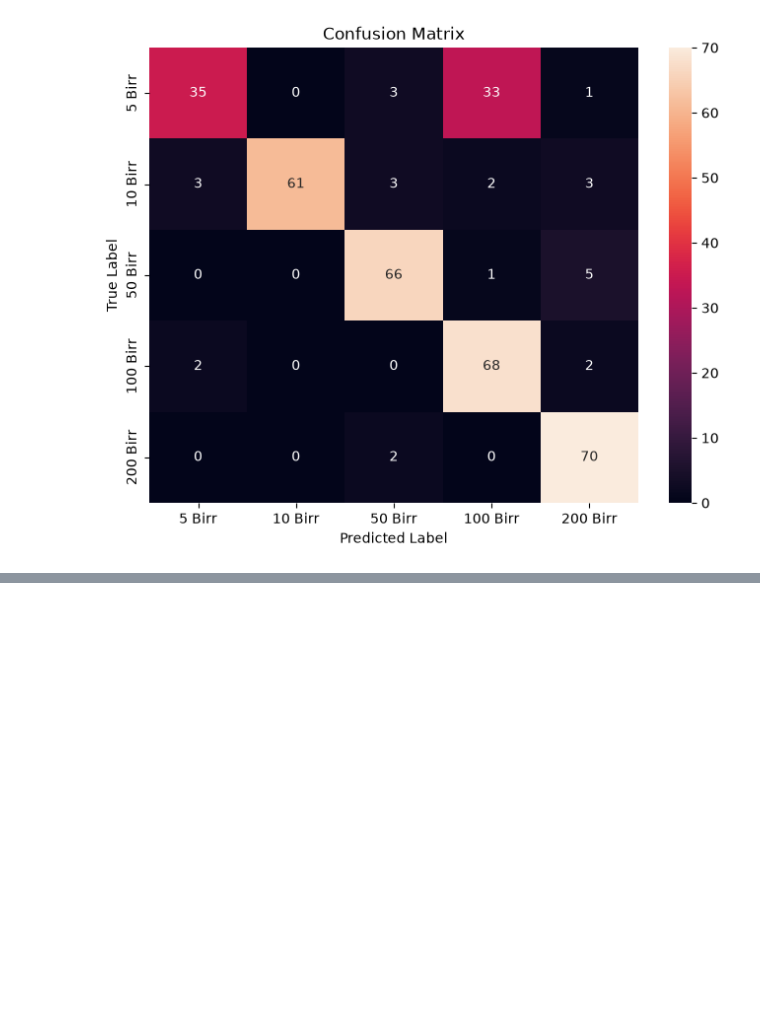
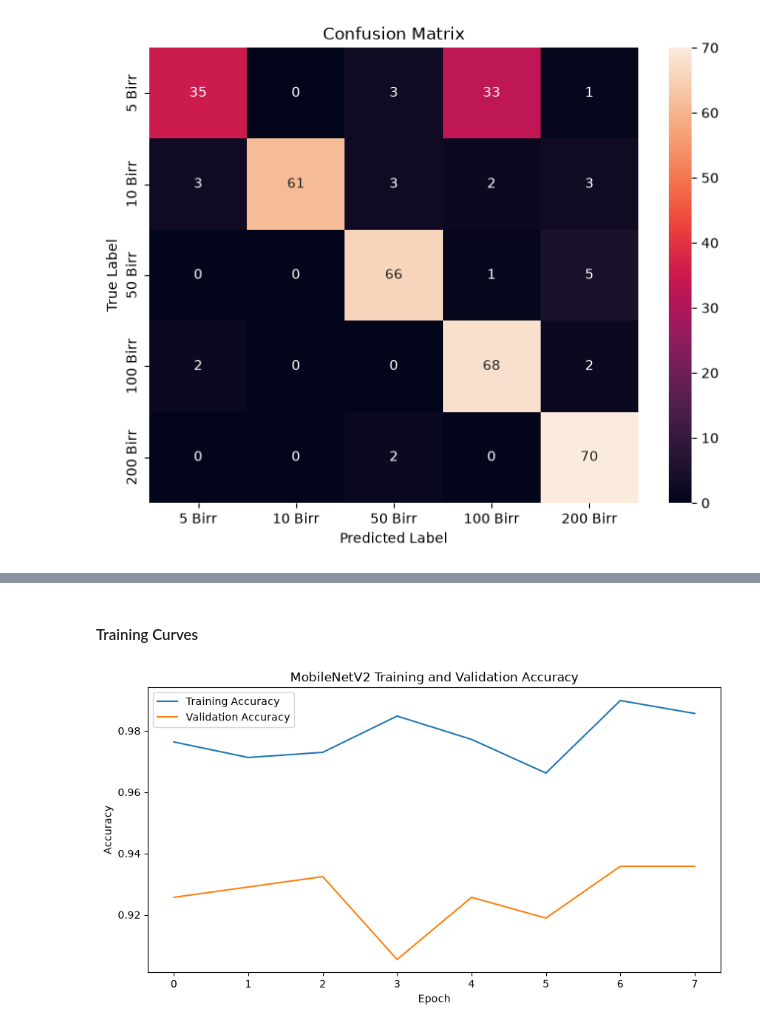
Before and after one commit to seelneas/ethiopian_birr_denomination_recognition, a Jupyter notebook: notebook/birr_banknote_cnn.ipynb, the cells around one changed output, grey strips where cells are left out. Drawn from its saved outputs; the diff is of its cells as text; code cells hidden in the pictures; blank space fills up the shorter version.

Commit message:
feat: transfer learning

```diff
--- a/notebook/birr_banknote_cnn.ipynb
+++ b/notebook/birr_banknote_cnn.ipynb
@@ -534,0 +604,12 @@ plt.show()
+# %%
+early_stopping = keras.callbacks.EarlyStopping(
+    monitor="val_loss",
+    patience=5,
+    restore_best_weights=True
+)
+reduce_lr = keras.callbacks.ReduceLROnPlateau(
+    monitor="val_loss",
+    factor=0.2,
+    patience=2,
+    min_lr=1e-6
+)
@@ -534,0 +618,10 @@ plt.show()
+# %%
+transfer_history = transfer_model.fit(
+    X_train,
+    y_train,
+    validation_data=(X_val, y_val),
+    epochs=20,
+    batch_size=32,
+    callbacks=[early_stopping, reduce_lr],
+    verbose=1
+)
@@ -534,0 +656,22 @@ plt.show()
+# %% [markdown]
+#### Training Curves
+# %%
+plt.figure(figsize=(10, 5))
+
+plt.plot(
+    transfer_history.history["accuracy"],
+    label="Training Accuracy"
+)
+
+plt.plot(
+    transfer_history.history["val_accuracy"],
+    label="Validation Accuracy"
+)
+
+plt.xlabel("Epoch")
+plt.ylabel("Accuracy")
+plt.title("MobileNetV2 Training and Validation Accuracy")
+plt.legend()
+plt.show()
+# %% [output]
+[figure, added]
```
Also changed, not shown: parts of 19 cells of this notebook, 1 other file.
